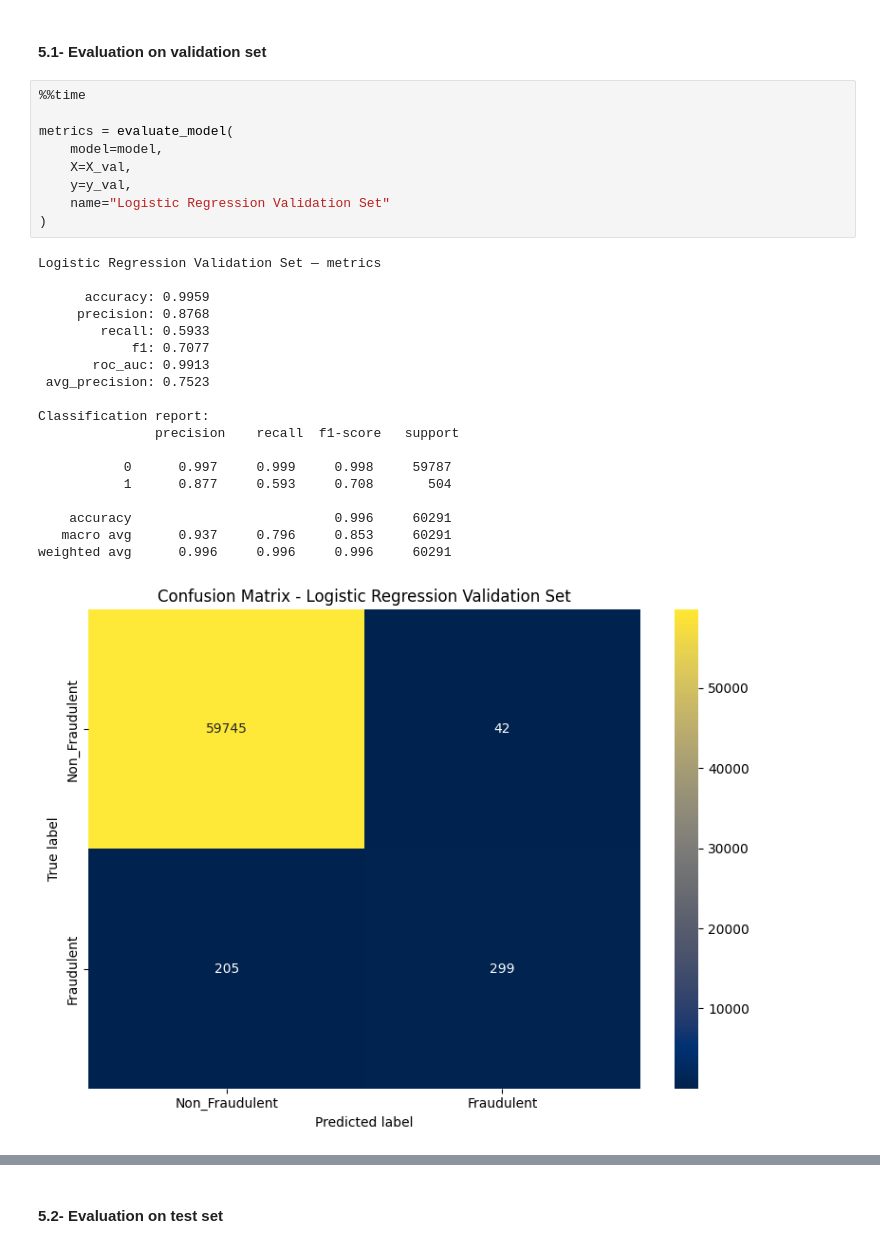
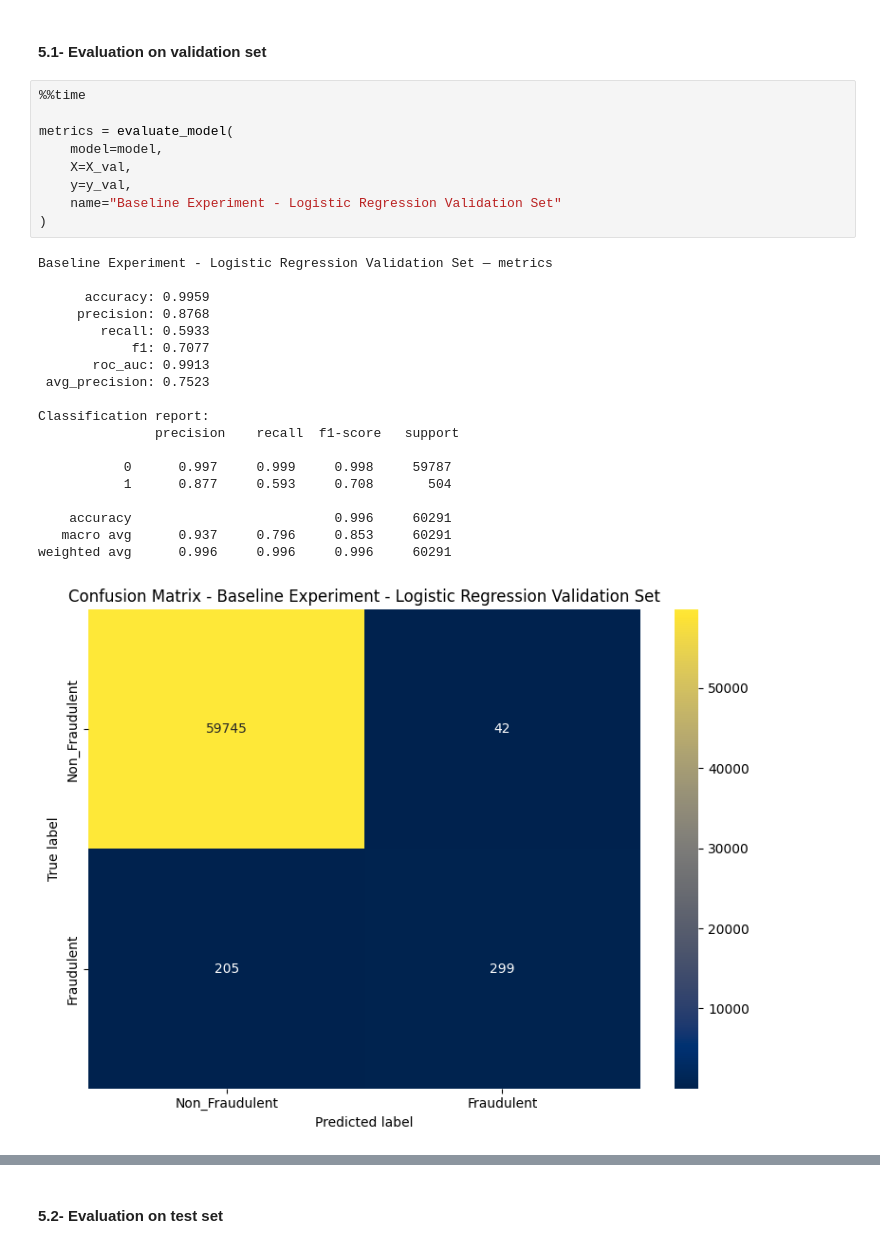
Before and after one commit to tamerthamoqa/fraud-detection-case-study, a Jupyter notebook: 3-baseline-modeling-logistic-regression.ipynb, the cells around one changed output, grey strips where cells are left out. Cells and saved outputs as stored; diff of their text form.

Commit message:
Update 3-baseline-modeling-logistic-regression.ipynb with new title for confusion matrix plots

```diff
--- a/3-baseline-modeling-logistic-regression.ipynb
+++ b/3-baseline-modeling-logistic-regression.ipynb
@@ -271,29 +271,29 @@ def evaluate_model(model, X, y, name="model"):
 # %%
 %%time
 
 metrics = evaluate_model(
     model=model,
     X=X_val,
     y=y_val,
-    name="Logistic Regression Validation Set"
+    name="Baseline Experiment - Logistic Regression Validation Set"
 )
 # %% [output]
-Logistic Regression Validation Set — metrics
+Baseline Experiment - Logistic Regression Validation Set — metrics
 
       accuracy: 0.9959
      precision: 0.8768
         recall: 0.5933
             f1: 0.7077
        roc_auc: 0.9913
  avg_precision: 0.7523
 
 Classification report:
                precision    recall  f1-score   support
 
            0      0.997     0.999     0.998     59787
            1      0.877     0.593     0.708       504
 
     accuracy                          0.996     60291
    macro avg      0.937     0.796     0.853     60291
 weighted avg      0.996     0.996     0.996     60291
-[figure, old version]
+[figure, new version]
```
Also changed, not shown: parts of 4 cells of this notebook.
